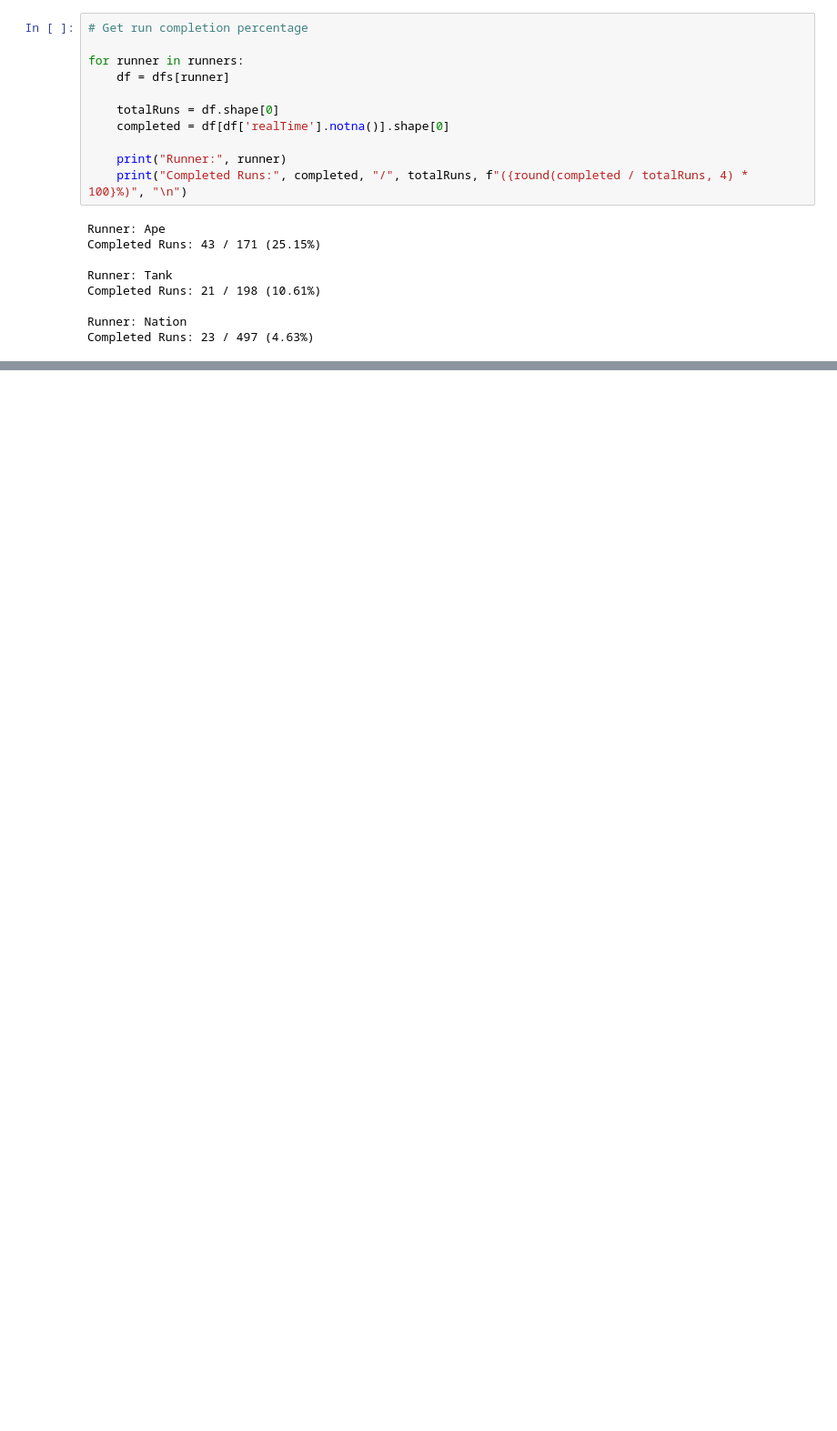
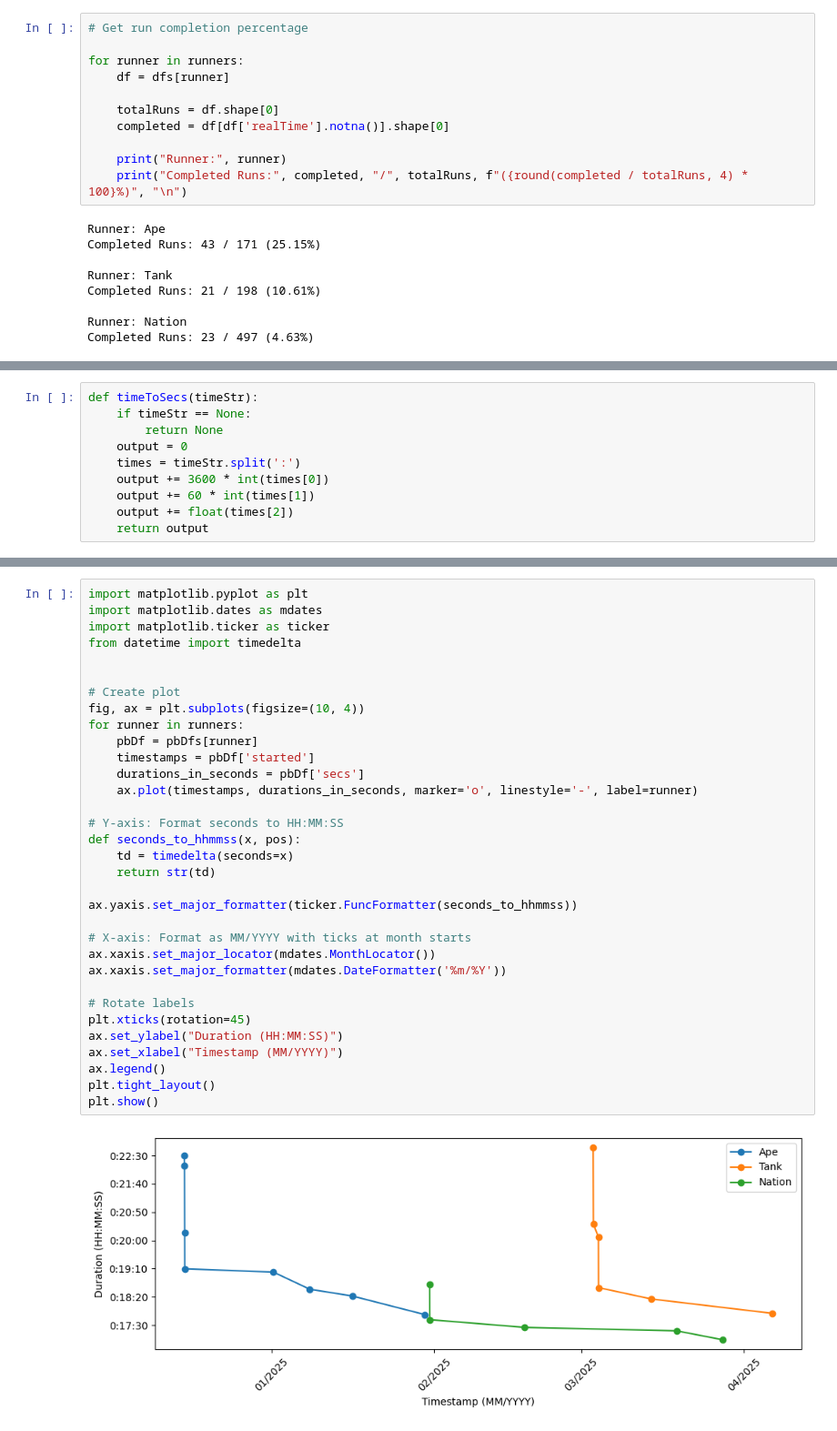
Before and after one commit to DillonThornberry/Livesplit_analyzer, a Jupyter notebook: runstats.ipynb, the cells around one changed output, grey strips where cells are left out. Shown at 91% size. Drawn from its saved outputs; the diff is of its cells as text; blank space fills up the shorter version.

```diff
--- a/runstats.ipynb
+++ b/runstats.ipynb
@@ -62,0 +71,10 @@ plt.show()
+# %%
+def timeToSecs(timeStr):
+    if timeStr == None:
+        return None
+    output = 0
+    times = timeStr.split(':')
+    output += 3600 * int(times[0])
+    output += 60 * int(times[1])
+    output += float(times[2])
+    return output
@@ -62,0 +121,35 @@ plt.show()
+# %%
+import matplotlib.pyplot as plt
+import matplotlib.dates as mdates
+import matplotlib.ticker as ticker
+from datetime import timedelta
+
+
+# Create plot
+fig, ax = plt.subplots(figsize=(10, 4))
+for runner in runners:
+    pbDf = pbDfs[runner]
+    timestamps = pbDf['started']
+    durations_in_seconds = pbDf['secs']
+    ax.plot(timestamps, durations_in_seconds, marker='o', linestyle='-', label=runner)
+
+# Y-axis: Format seconds to HH:MM:SS
+def seconds_to_hhmmss(x, pos):
+    td = timedelta(seconds=x)
+    return str(td)
+
+ax.yaxis.set_major_formatter(ticker.FuncFormatter(seconds_to_hhmmss))
+
+# X-axis: Format as MM/YYYY with ticks at month starts
+ax.xaxis.set_major_locator(mdates.MonthLocator())
+ax.xaxis.set_major_formatter(mdates.DateFormatter('%m/%Y'))
+
+# Rotate labels
+plt.xticks(rotation=45)
+ax.set_ylabel("Duration (HH:MM:SS)")
+ax.set_xlabel("Timestamp (MM/YYYY)")
+ax.legend()
+plt.tight_layout()
+plt.show()
+# %% [output]
+[figure, added]
```
Also changed, not shown: parts of 3 cells of this notebook, 1 other file.
